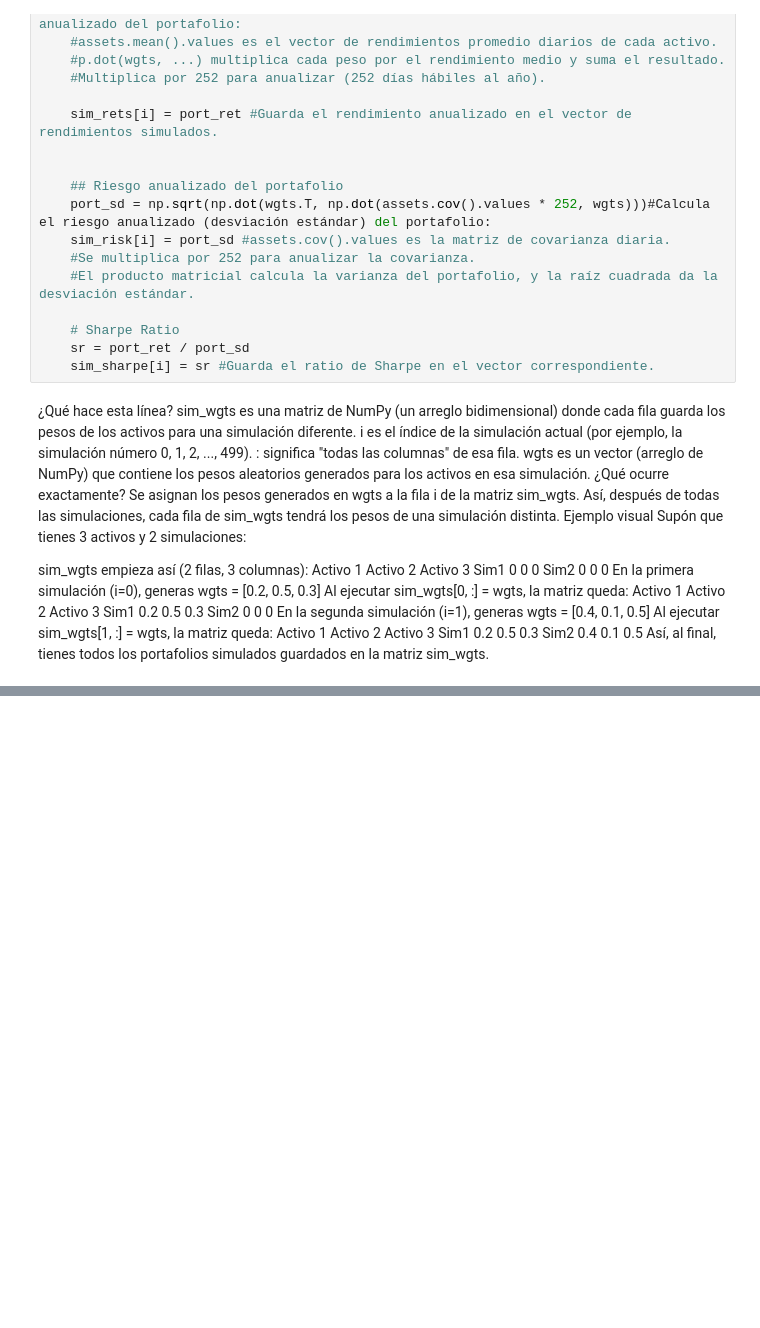
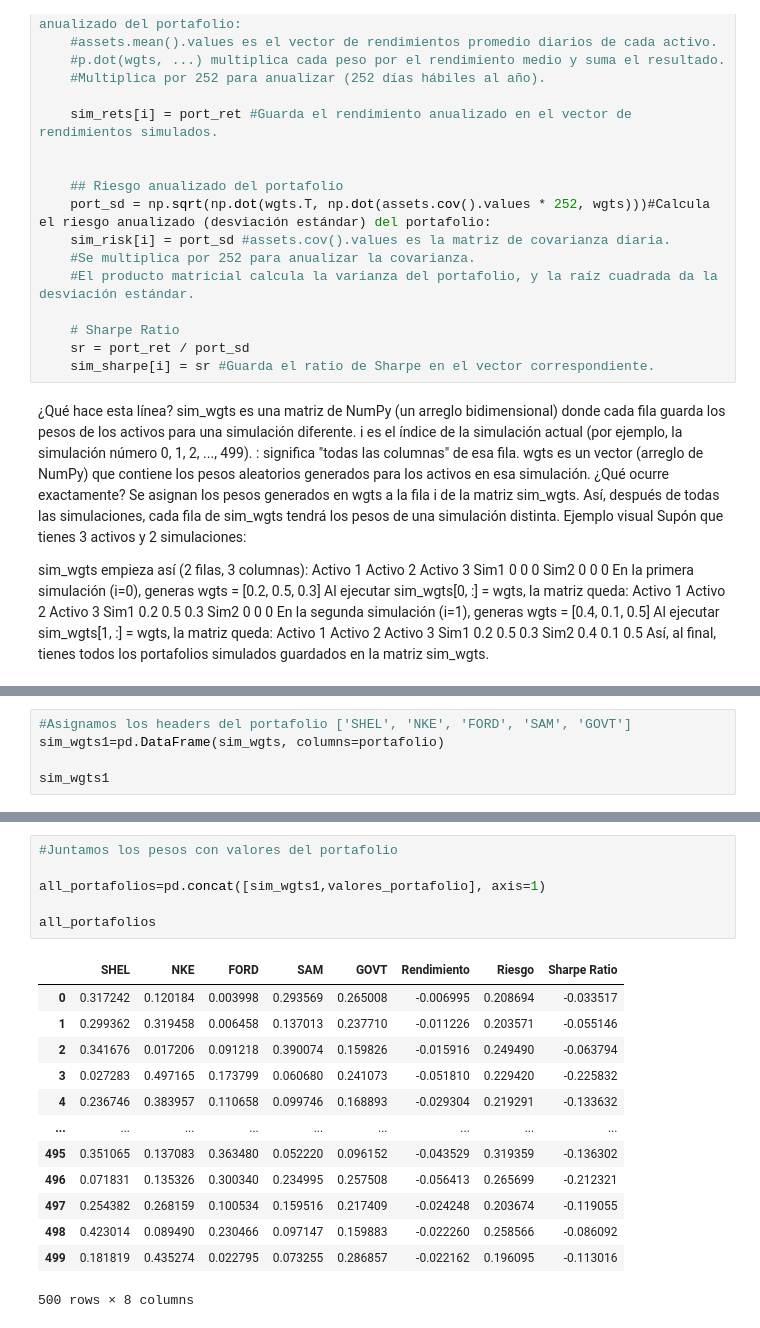
Before and after one commit to betospike/CORRELACION_ACTIVOS, a Jupyter notebook: Correlacion_de_activos.ipynb, the cells around one changed output, grey strips where cells are left out. Cells and saved outputs as stored; diff of their text form; blank space fills up the shorter version.

```diff
--- a/Correlacion_de_activos.ipynb
+++ b/Correlacion_de_activos.ipynb
@@ -1350,0 +1374,5 @@ plt.show()
+# %%
+#Asignamos los headers del portafolio ['SHEL', 'NKE', 'FORD', 'SAM', 'GOVT']
+sim_wgts1=pd.DataFrame(sim_wgts, columns=portafolio)
+
+sim_wgts1
@@ -1350,0 +1393,20 @@ plt.show()
+# %%
+#Juntamos los pesos con valores del portafolio
+
+all_portafolios=pd.concat([sim_wgts1,valores_portafolio], axis=1)
+
+all_portafolios
+# %% [output]
+|  | SHEL | NKE | FORD | SAM | GOVT | Rendimiento | Riesgo | Sharpe Ratio |
+| 0 | 0.317242 | 0.120184 | 0.003998 | 0.293569 | 0.265008 | -0.006995 | 0.208694 | -0.033517 |
+| 1 | 0.299362 | 0.319458 | 0.006458 | 0.137013 | 0.237710 | -0.011226 | 0.203571 | -0.055146 |
+| 2 | 0.341676 | 0.017206 | 0.091218 | 0.390074 | 0.159826 | -0.015916 | 0.249490 | -0.063794 |
+| 3 | 0.027283 | 0.497165 | 0.173799 | 0.060680 | 0.241073 | -0.051810 | 0.229420 | -0.225832 |
+| 4 | 0.236746 | 0.383957 | 0.110658 | 0.099746 | 0.168893 | -0.029304 | 0.219291 | -0.133632 |
+| ... | ... | ... | ... | ... | ... | ... | ... | ... |
+| 495 | 0.351065 | 0.137083 | 0.363480 | 0.052220 | 0.096152 | -0.043529 | 0.319359 | -0.136302 |
+| 496 | 0.071831 | 0.135326 | 0.300340 | 0.234995 | 0.257508 | -0.056413 | 0.265699 | -0.212321 |
+| 497 | 0.254382 | 0.268159 | 0.100534 | 0.159516 | 0.217409 | -0.024248 | 0.203674 | -0.119055 |
+| 498 | 0.423014 | 0.089490 | 0.230466 | 0.097147 | 0.159883 | -0.022260 | 0.258566 | -0.086092 |
+| 499 | 0.181819 | 0.435274 | 0.022795 | 0.073255 | 0.286857 | -0.022162 | 0.196095 | -0.113016 |
+500 rows × 8 columns
```
Also changed, not shown: parts of 18 cells of this notebook.
